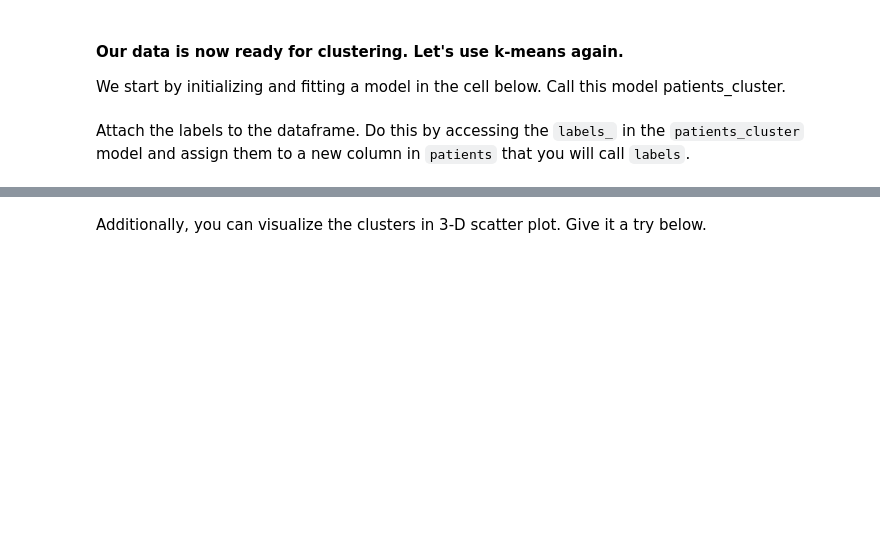
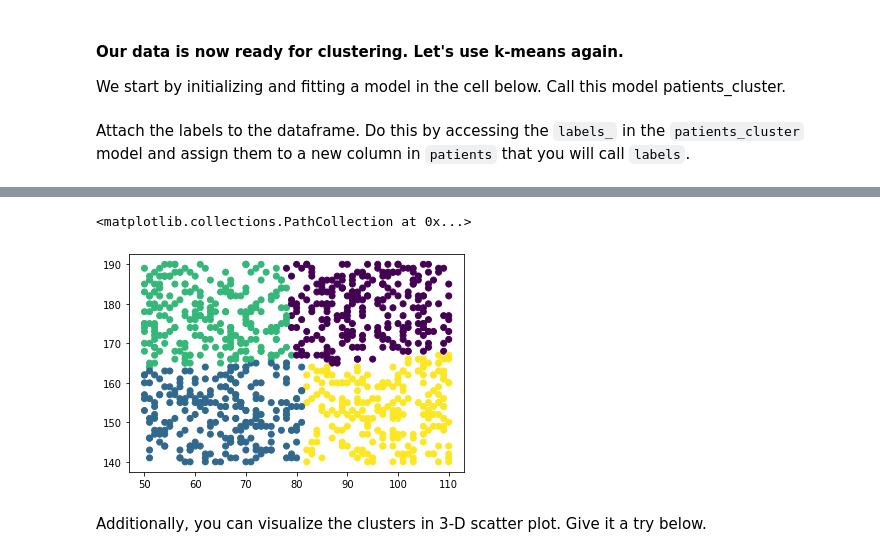
Before and after one commit to ironhack-datalabs/dataV2-labs, a Jupyter notebook: module-3/Unsupervised-Sklearn/your-code/main.ipynb, the cells around one changed output, grey strips where cells are left out. Saved outputs shown, nothing was run; the diff lists cells and outputs as text; code cells hidden in the pictures; blank space fills up the shorter version.

```diff
--- a/module-3/Unsupervised-Sklearn/your-code/main.ipynb
+++ b/module-3/Unsupervised-Sklearn/your-code/main.ipynb
@@ -137,0 +365,8 @@ In the cell below, import the label encoder and encode the 4 boolean columns (*p
+# %%
+# Your code here:
+# data.dtypes
+# data[['patient_diabetic','patient_allergic','patient_show','is_regular_visit']].astype
+from sklearn import preprocessing
+le = preprocessing.LabelEncoder()
+bool_cols = ['patient_diabetic','patient_allergic','patient_show','is_regular_visit']
+data[bool_cols]=data[bool_cols].apply(lambda x: le.fit_transform(x))
@@ -169,0 +447,7 @@ In the next cells, do the following:
+# %%
+# Your code here:
+
+# data['diagnosis_int'] = data['diagnosis'].apply(lambda x: 0 if x == 'no_diagnosis' else 1)
+# data['patient_gender_int'] = data['patient_gender'].apply(lambda x: 0 if x == 'Male' else 1)
+data.drop(data[['doctor_name','diagnosis','prescribed_medicines','patient_gender']],axis = 1, inplace = True)
+data.head()
@@ -184,4 +494,14 @@ We start by initializing and fitting a model in the cell below. Call this model
+# %%
+# Your code here:
+
+kmeans = KMeans(n_clusters=4, init='k-means++', max_iter=300, n_init=10, random_state=0)
+patients_cluster = kmeans.fit(data)
 # %% [markdown]
 Attach the labels to the dataframe. Do this by accessing the `labels_` in the `patients_cluster` model and assign them to a new column in `patients` that you will call `labels`.
 # %%
 # Your code here:
+data['labels'] = patients_cluster.labels_
+
+
+
+data.head()
@@ -205,5 +545,10 @@ If the scatter plot does not make any sense to you, it means the features you ch
 ![Cluster Visualization](../images/clusters.png)
 # %%
 # Your code here:
+
+plt.scatter(data['patient_weight_kg'],data['patient_height_sm'],c=data['labels'])
+# %% [output]
+<matplotlib.collections.PathCollection at 0x...>
+[figure, added]
 # %% [markdown]
 Additionally, you can visualize the clusters in 3-D scatter plot. Give it a try below.
```
Also changed, not shown: parts of 49 cells of this notebook, 4 other files.
